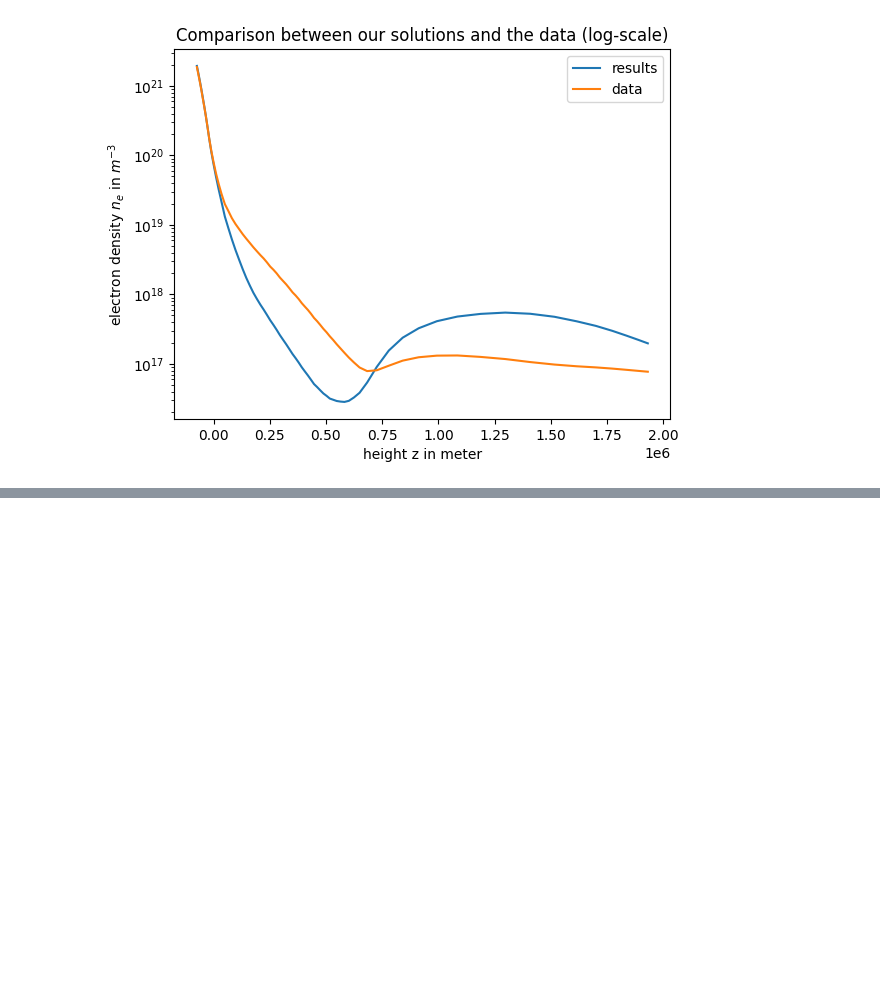
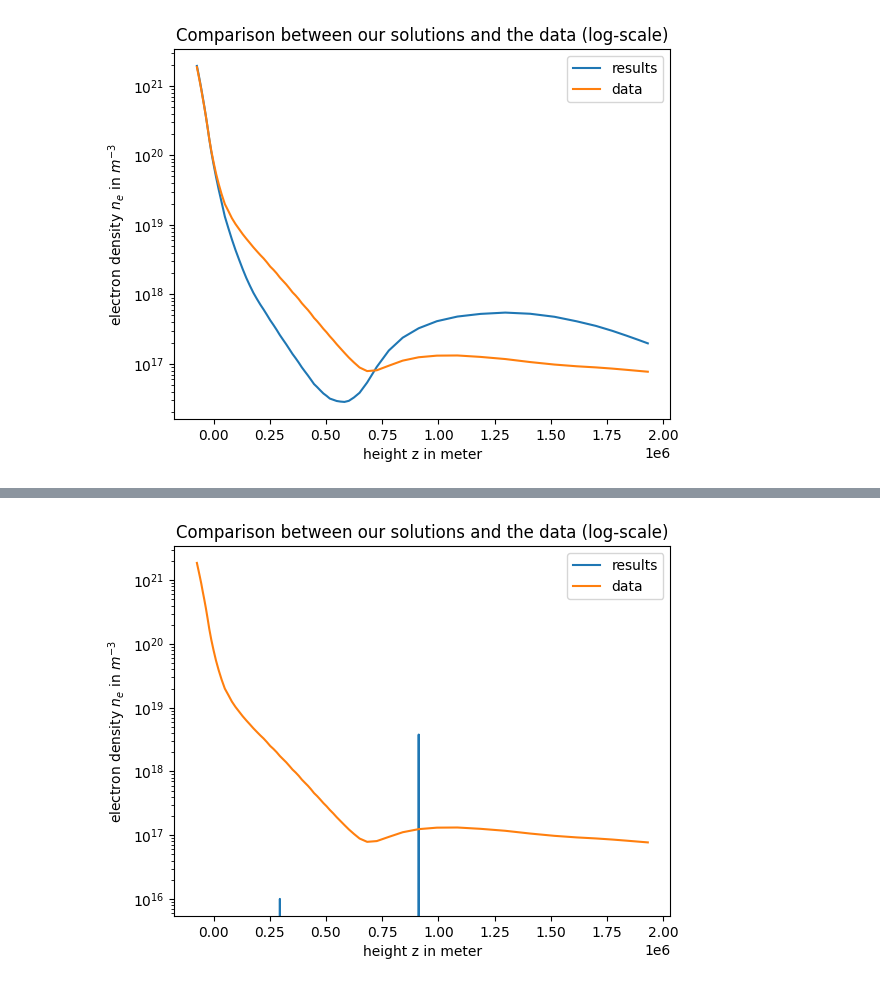
Before and after one commit to DamianM0N/Theoretical-Astrophysics-II, a Jupyter notebook: Homework_1.ipynb, the cells around one changed output, grey strips where cells are left out. Drawn from its saved outputs; the diff is of its cells as text; code cells hidden in the pictures; blank space fills up the shorter version.

```diff
--- a/Homework_1.ipynb
+++ b/Homework_1.ipynb
@@ -37,13 +38,13 @@ $\Longrightarrow \frac{n_e^2}{n_{tot}-2n_e} = f(T) \Longleftrightarrow n_e^2 + 2
 The solution of this equation is given by: $n_e = -f(T,P)+ \sqrt{f^2(T,P) + n_{tot}f(T,P)}$
 # %%
 # now we implement the functions for the hydrogen atom
-def solve_saha(p, T):
+def solve_saha(p, T, Z_1, Z_2):
 
     # ideal gas law
     n_tot = p / con.k / T
 
     # function to calculate the electron density
-    f = (2 * con.pi * con.electron_mass * con.k * T / con.h**2)**1.5 * np.exp(-13.6*con.electron_volt / con.k / T)
+    f = 2 * Z_2/Z_1 * (2 * con.pi * con.electron_mass * con.k * T / con.h**2)**1.5 * np.exp(-13.6*con.electron_volt / con.k / T)
 
     # solution to the equation
     n_e = -f + (f**2 + n_tot*f)**0.5
@@ -61,7 +62,7 @@ n_e_results = []
 n_e_data = []
 
 for i in range(len(gas_pressure)):
-    n_e_results.append(solve_saha(gas_pressure[i]*0.1, temperature[i]))
+    n_e_results.append(solve_saha(gas_pressure[i]*0.1, temperature[i], 2, 1))
 
 for i in range(len(electron_pressure)):
     n_e_data.append(electron_pressure[i]*0.1 / con.k / temperature[i])
@@ -82,0 +140,7 @@ np.float64(-7394080.0)
+# %%
+n_e_results = []
+
+for i in range(len(gas_pressure)):
+    n_e_results.append(solve_system(temperature[i], gas_pressure[i]*0.1))
+
+print(n_e_results)
@@ -82,0 +153,12 @@ np.float64(-7394080.0)
+# %%
+# now we plot the results:
+plt.title('Comparison between our solutions and the data (log-scale)')
+plt.xlabel('height z in meter')
+plt.ylabel(r'electron density $n_e$ in $m^{-3}$')
+plt.plot(0.01*height, n_e_results, label="results")
+plt.plot(0.01*height, n_e_data, label="data")
+plt.yscale('log')
+plt.legend()
+plt.show()
+# %% [output]
+[figure, added]
```
Also changed, not shown: parts of 6 cells of this notebook.
